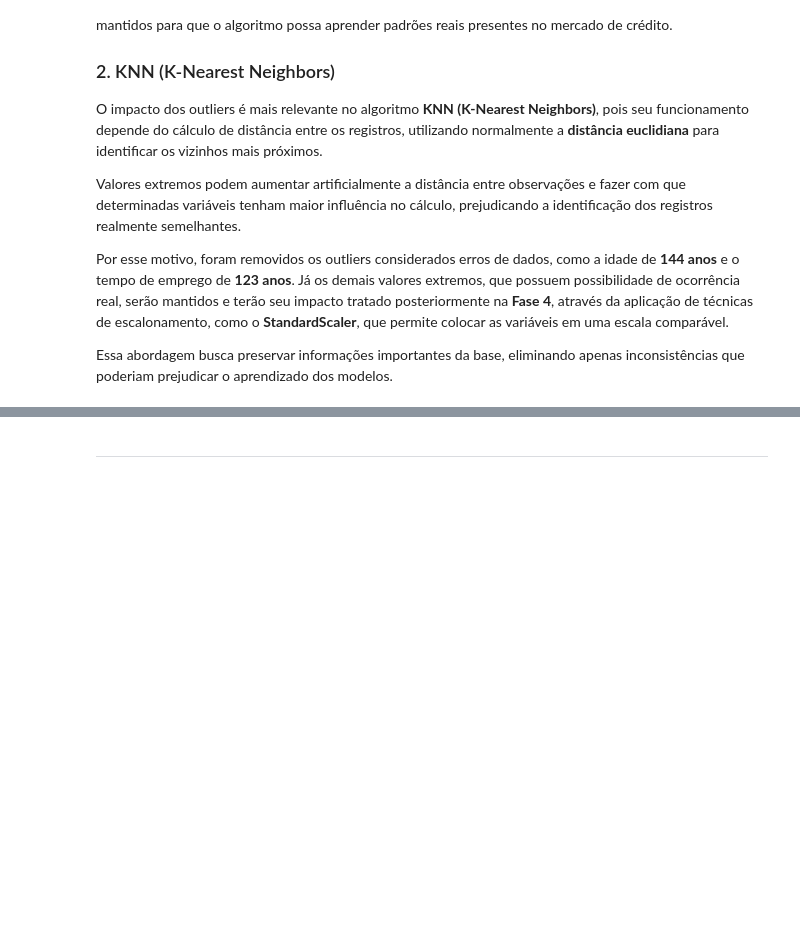
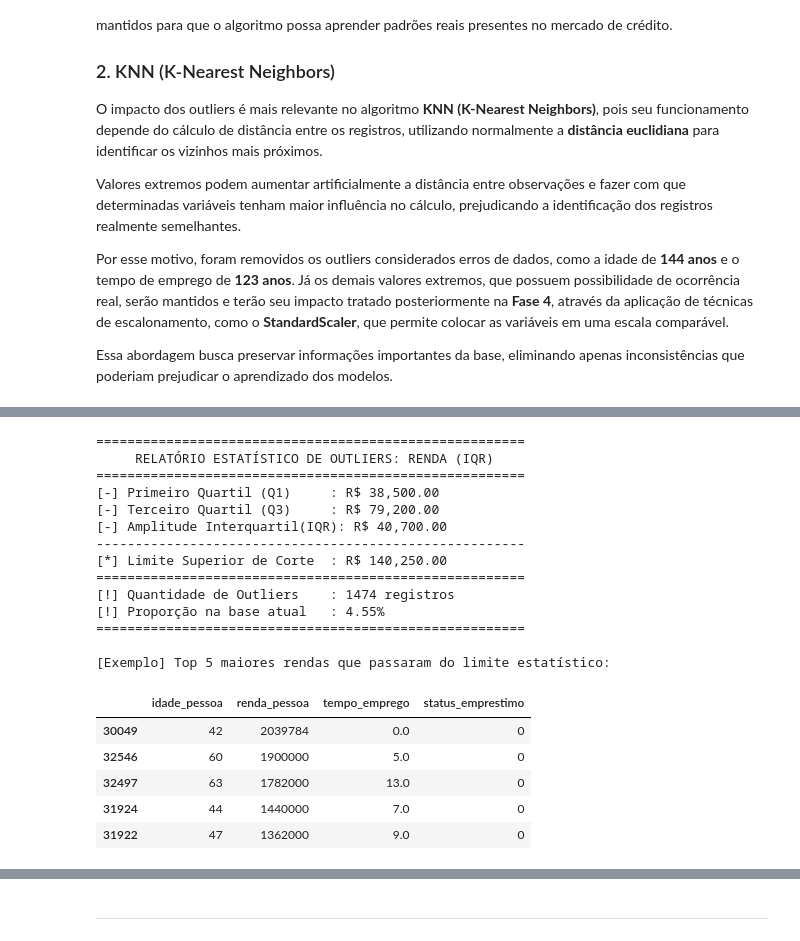
Before and after one commit to Ana-Cravo/credit_risk, a Jupyter notebook: projeto_credit_risk.ipynb, the cells around one changed output, grey strips where cells are left out. Drawn from its saved outputs; the diff is of its cells as text; code cells hidden in the pictures; blank space fills up the shorter version.

```diff
--- a/projeto_credit_risk.ipynb
+++ b/projeto_credit_risk.ipynb
@@ -635,0 +639,53 @@ Novo Tempo de Emprego Máximo na base: 41.0 anos
+# %%
+# 1. Calculando os quartis e o IQR para a Renda
+q1_renda = df['renda_pessoa'].quantile(0.25)
+q3_renda = df['renda_pessoa'].quantile(0.75)
+iqr_renda = q3_renda - q1_renda
+
+# 2. Definindo o limite superior (para cauda direita)
+limite_superior_renda = q3_renda + (1.5 * iqr_renda)
+
+# 3. Identificando os outliers
+outliers_renda = df[df['renda_pessoa'] > limite_superior_renda]
+qtd_outliers = outliers_renda.shape[0]
+porcentagem_outliers = (qtd_outliers / df.shape[0]) * 100
+
+# 4. Formatando e exibindo o Relatório de forma elegante
+print("=" * 55)
+print("     RELATÓRIO ESTATÍSTICO DE OUTLIERS: RENDA (IQR)     ")
+print("=" * 55)
+print(f"[-] Primeiro Quartil (Q1)     : R$ {q1_renda:,.2f}")
+print(f"[-] Terceiro Quartil (Q3)     : R$ {q3_renda:,.2f}")
+print(f"[-] Amplitude Interquartil(IQR): R$ {iqr_renda:,.2f}")
+print("-" * 55)
+print(f"[*] Limite Superior de Corte  : R$ {limite_superior_renda:,.2f}")
+print("=" * 55)
+print(f"[!] Quantidade de Outliers    : {qtd_outliers} registros")
+print(f"[!] Proporção na base atual   : {porcentagem_outliers:.2f}%")
+print("=" * 55)
+
+# 5. Uma pequena amostra dos maiores salários considerados outliers legítimos
+print("\n[Exemplo] Top 5 maiores rendas que passaram do limite estatístico:")
+display(outliers_renda[['idade_pessoa', 'renda_pessoa', 'tempo_emprego', 'status_emprestimo']]
+        .sort_values(by='renda_pessoa', ascending=False).head(5))
+# %% [output]
+=======================================================
+     RELATÓRIO ESTATÍSTICO DE OUTLIERS: RENDA (IQR)
+=======================================================
+[-] Primeiro Quartil (Q1)     : R$ 38,500.00
+[-] Terceiro Quartil (Q3)     : R$ 79,200.00
+[-] Amplitude Interquartil(IQR): R$ 40,700.00
+-------------------------------------------------------
+[*] Limite Superior de Corte  : R$ 140,250.00
+=======================================================
+[!] Quantidade de Outliers    : 1474 registros
+[!] Proporção na base atual   : 4.55%
+=======================================================
+
+[Exemplo] Top 5 maiores rendas que passaram do limite estatístico:
+|  | idade_pessoa | renda_pessoa | tempo_emprego | status_emprestimo |
+| 30049 | 42 | 2039784 | 0.0 | 0 |
+| 32546 | 60 | 1900000 | 5.0 | 0 |
+| 32497 | 63 | 1782000 | 13.0 | 0 |
+| 31924 | 44 | 1440000 | 7.0 | 0 |
+| 31922 | 47 | 1362000 | 9.0 | 0 |
```
Also changed, not shown: parts of 20 cells of this notebook.
